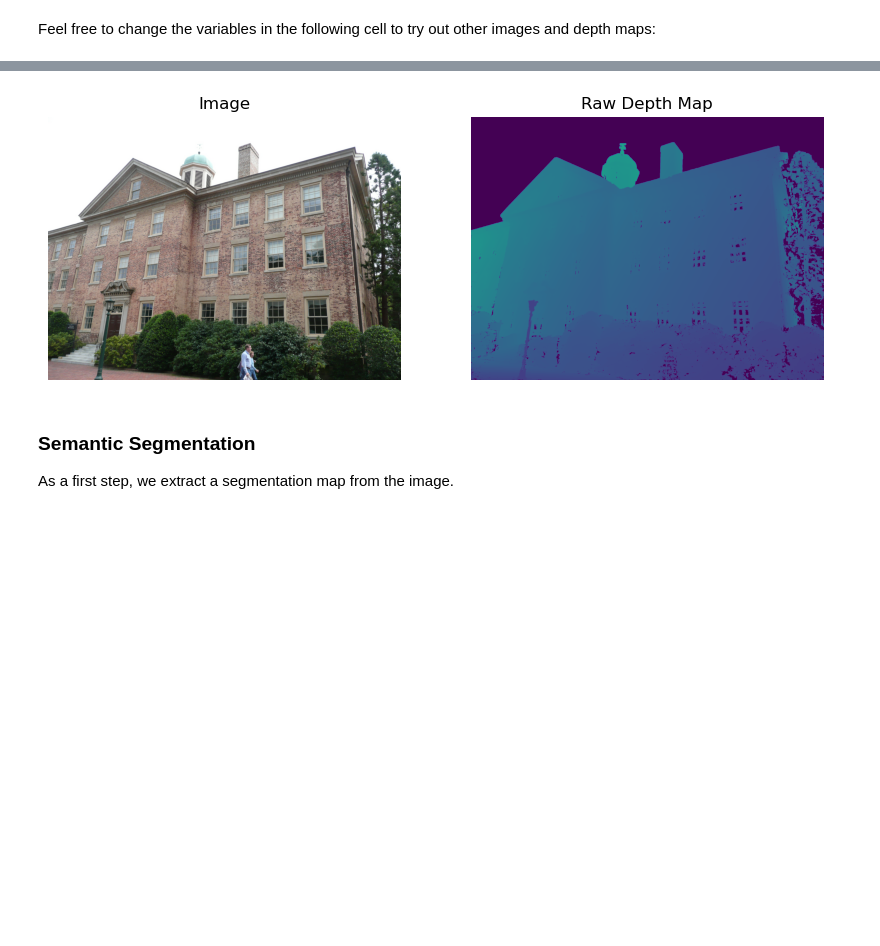
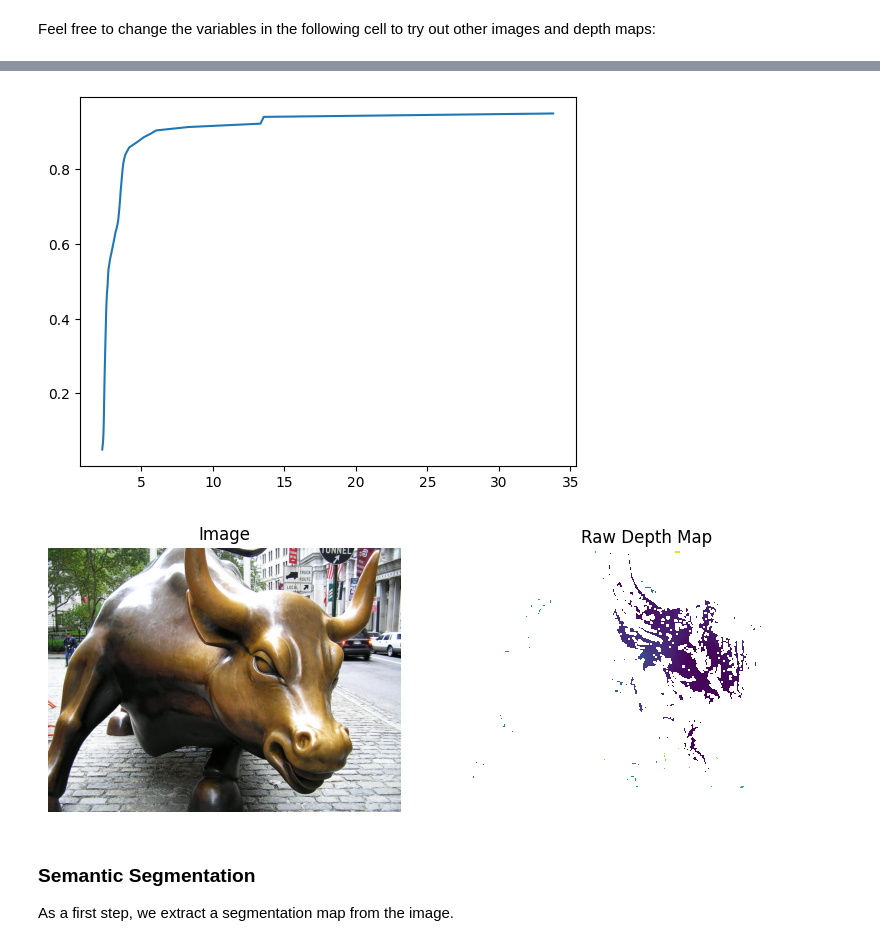
Before and after one commit to fyangch/RefinedMegaDepth, a Jupyter notebook: notebooks/postprocessing.ipynb, the cells around one changed output, grey strips where cells are left out. Cells and saved outputs as stored; diff of their text form; code cells hidden in the pictures; blank space fills up the shorter version.

Commit message:
visualize depth maps of bull scene

```diff
--- a/notebooks/postprocessing.ipynb
+++ b/notebooks/postprocessing.ipynb
@@ -54,13 +76,27 @@ Feel free to change the variables in the following cell to try out other images
 # %%
-dense_model_dir = os.path.join("..", "data", "south-building", "dense", "colmap")
-image_fn = "P1180218.JPG"
+dense_model_dir = os.path.join("..", "data", "0229", "dense", "superpoint_max-superglue-netvlad-50-KA+BA")
+image_fn = "51039207_eb853788fd_o.jpg"
 # %%
-image = Image.open(os.path.join(dense_model_dir, "images", image_fn)).convert("RGB")
+image = Image.open(os.path.join(dense_model_dir, "..","..","images", image_fn)).convert("RGB")
 depth_map = load_depth_map(os.path.join(dense_model_dir, "stereo", "depth_maps", f"{image_fn}.geometric.bin"))
 
-plot_images([image, depth_map], ["Image", "Raw Depth Map"])
+d = depth_map[depth_map!=0]
+q = np.linspace(0.05,0.95,100)
+cum = np.quantile(d,q)
+
+plt.plot(cum,q)
+plt.show()
+filtered_depth_map = median_filter(depth_map, 3)
+min = np.quantile(d, 0.1)
+max = np.quantile(d, 0.9)
+depth_map[depth_map>max] = np.nan
+depth_map[depth_map<min] = np.nan
+
+
+plot_images([image, np.log(depth_map)], ["Image", "Raw Depth Map"])
 # %% [output]
-[figure, old version]
+[figure, new version]
+[figure, added]
 # %% [markdown]
 ### Semantic Segmentation
 As a first step, we extract a segmentation map from the image.
```
Also changed, not shown: parts of 10 cells of this notebook.
